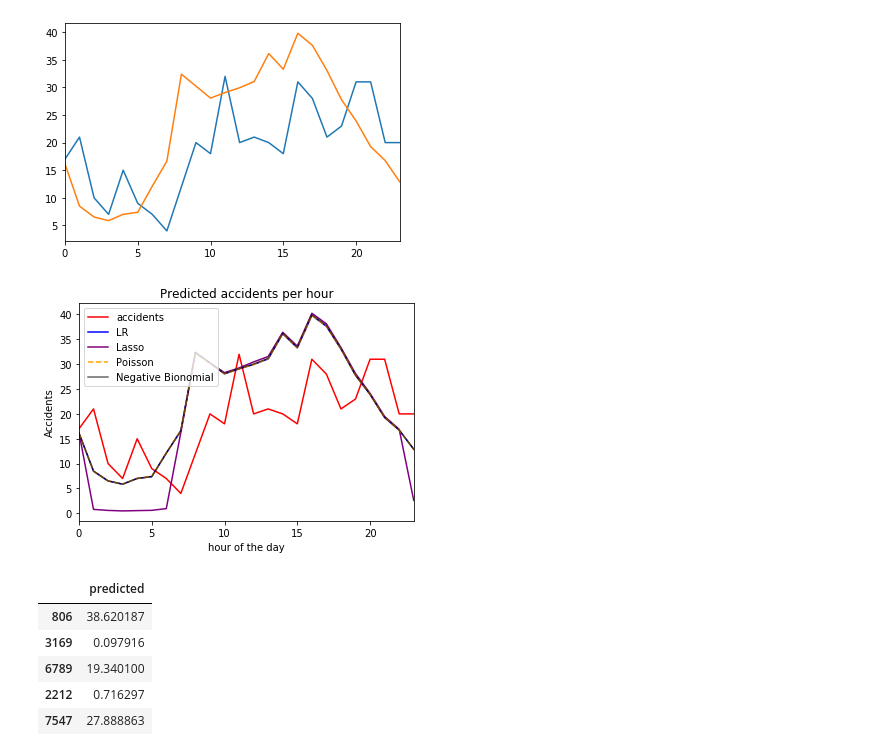
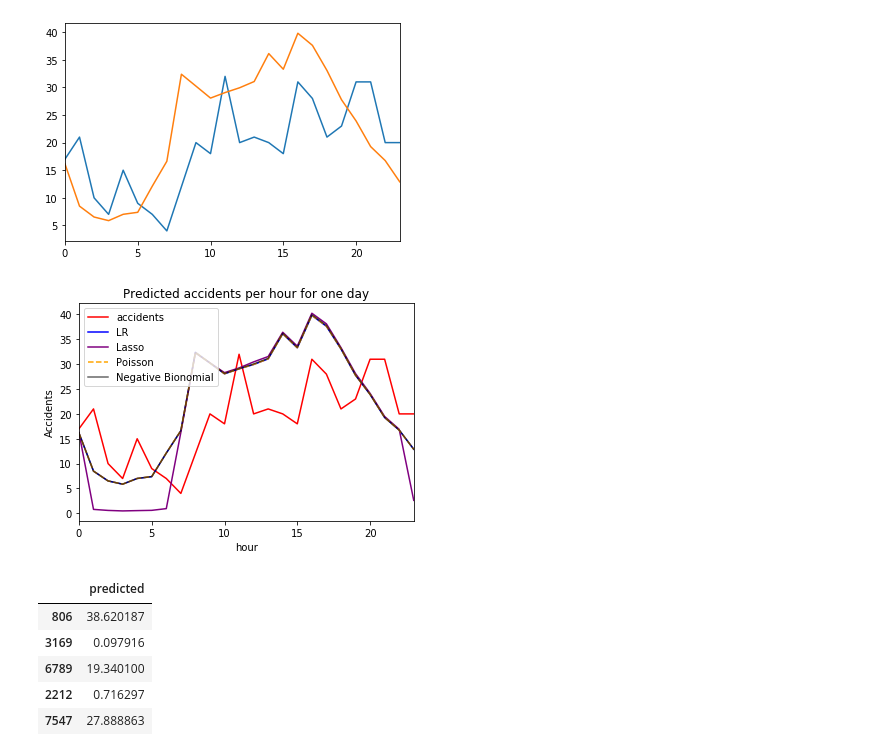
Before and after one commit to ghopping/Springboard_Capstone_1, a Jupyter notebook: GH_Capstone_1_regression.ipynb, the cells around one changed output. Saved outputs shown, nothing was run; the diff lists cells and outputs as text; code cells hidden in the pictures.

```diff
--- a/GH_Capstone_1_regression.ipynb
+++ b/GH_Capstone_1_regression.ipynb
@@ -688,19 +687,19 @@ plt.plot(reg1_test_df.index, reg1_test_predict)
 # %%
 reg2_test_predict = m3.predict(reg1_X)
 reg3_test_predict = m4.predict(reg1_X)
 reg4_test_predict = m5.predict(reg1_X)
 reg1_test_df.accidents.plot(color='r')
 _ = plt.plot(reg1_test_df.index, reg1_test_predict, color='blue', label='LR')
 _ = plt.plot(reg1_test_df.index, reg2_test_predict,color='purple', label='Lasso')
 _ = plt.plot(reg1_test_df.index, reg3_test_predict, color='orange',linestyle='--', label='Poisson')
 _ = plt.plot(reg1_test_df.index, reg4_test_predict, color='black', alpha=0.6, label='Negative Bionomial')
 plt.legend(loc='upper left')
 plt.ylabel('Accidents')
-plt.xlabel('hour of the day')
-plt.title('Predicted accidents per hour')
+plt.xlabel('hour')
+plt.title('Predicted accidents per hour for one day')
 plt.savefig('compare_per_hour.png')
 # %% [output]
-[figure, old version]
+[figure, new version]
 # %%
 #generate output from model using test sample. Assign to variable group by hour and plot
 #against actual y-values.
```
Also changed, not shown: parts of 11 cells of this notebook, 15 other files.
